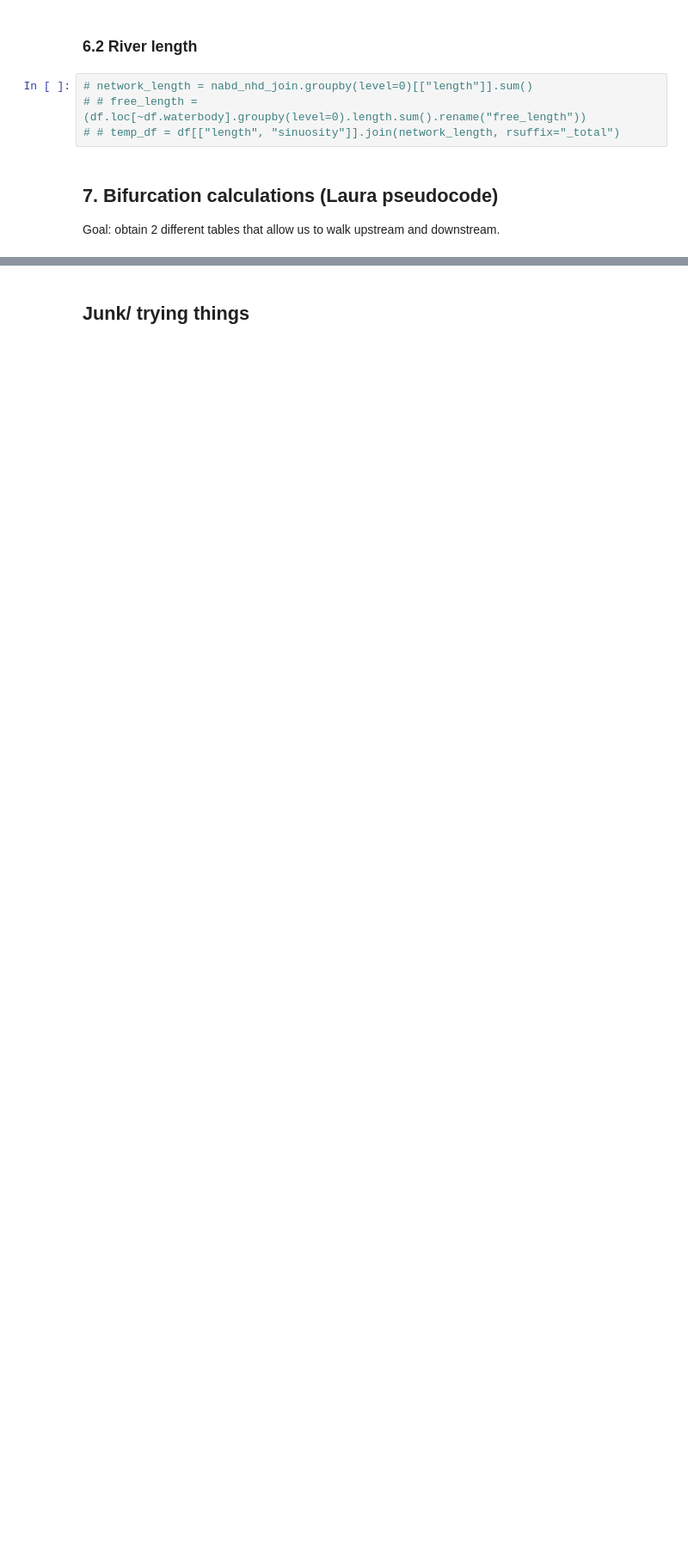
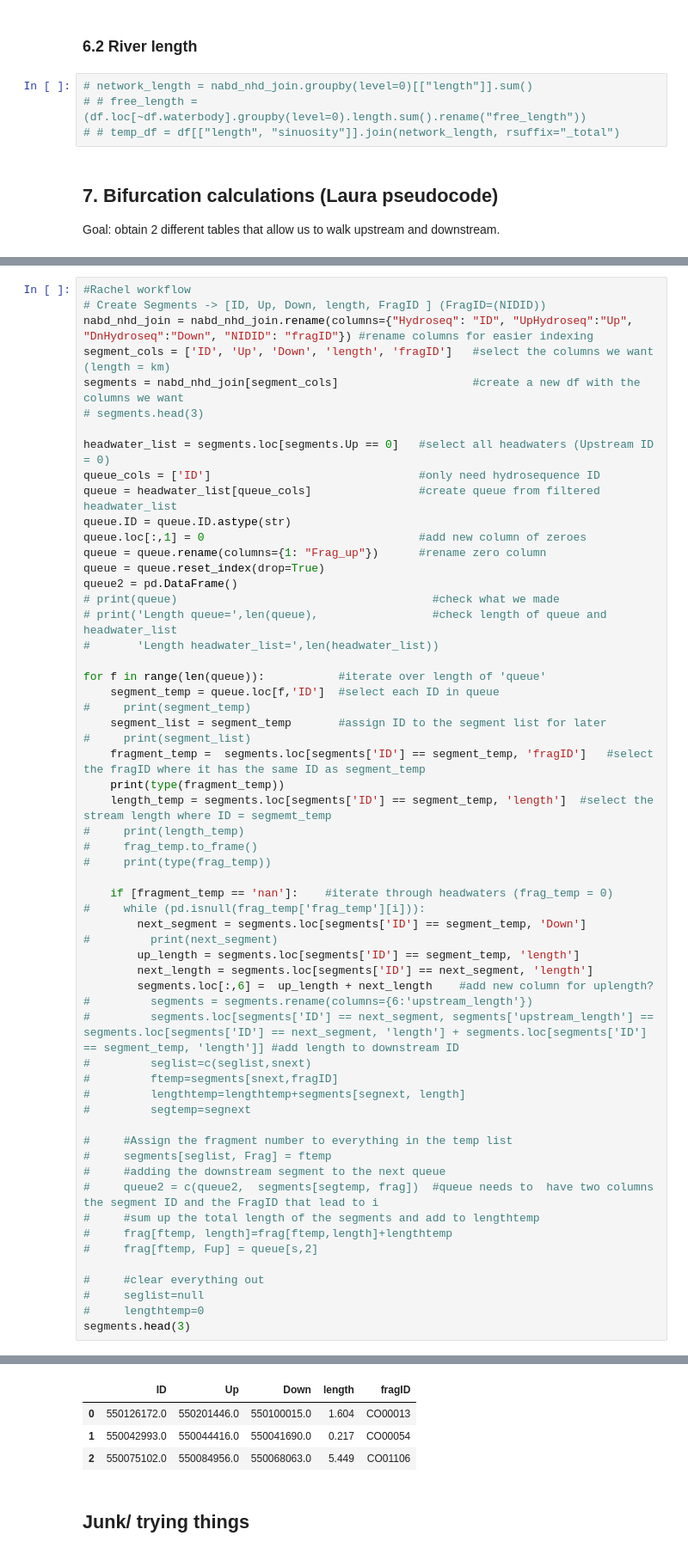
Before and after one commit to rspinti/River_bifurcation, a Jupyter notebook: Workflow_cleaned.ipynb, the cells around one changed output, grey strips where cells are left out. Shown at 86% size. Cells and saved outputs as stored; diff of their text form; blank space fills up the shorter version.

```diff
--- a/Workflow_cleaned.ipynb
+++ b/Workflow_cleaned.ipynb
@@ -283,0 +216,59 @@ queue =
+# %%
+#Rachel workflow
+# Create Segments -> [ID, Up, Down, length, FragID ] (FragID=(NIDID))
+nabd_nhd_join = nabd_nhd_join.rename(columns={"Hydroseq": "ID", "UpHydroseq":"Up", "DnHydroseq":"Down", "NIDID": "fragID"}) #rename columns for easier indexing
+segment_cols = ['ID', 'Up', 'Down', 'length', 'fragID']   #select the columns we want (length = km)
+segments = nabd_nhd_join[segment_cols]                    #create a new df with the columns we want
+# segments.head(3)
+
+headwater_list = segments.loc[segments.Up == 0]   #select all headwaters (Upstream ID = 0)
+queue_cols = ['ID']                               #only need hydrosequence ID
+queue = headwater_list[queue_cols]                #create queue from filtered headwater_list
+queue.ID = queue.ID.astype(str)
+queue.loc[:,1] = 0                                #add new column of zeroes
+queue = queue.rename(columns={1: "Frag_up"})      #rename zero column
+queue = queue.reset_index(drop=True)
+queue2 = pd.DataFrame()
+# print(queue)                                      #check what we made
+# print('Length queue=',len(queue),                 #check length of queue and headwater_list
+#       'Length headwater_list=',len(headwater_list))
+
+for f in range(len(queue)):           #iterate over length of 'queue'
+    segment_temp = queue.loc[f,'ID']  #select each ID in queue
+#     print(segment_temp)
+    segment_list = segment_temp       #assign ID to the segment list for later
+#     print(segment_list)
+    fragment_temp =  segments.loc[segments['ID'] == segment_temp, 'fragID']   #select the fragID where it has the same ID as segment_temp
+    print(type(fragment_temp))
+    length_temp = segments.loc[segments['ID'] == segment_temp, 'length']  #select the stream length where ID = segmemt_temp
+#     print(length_temp)
+#     frag_temp.to_frame()
+#     print(type(frag_temp))
+
+    if [fragment_temp == 'nan']:    #iterate through headwaters (frag_temp = 0)
+#     while (pd.isnull(frag_temp['frag_temp'][i])):
+        next_segment = segments.loc[segments['ID'] == segment_temp, 'Down']
+#         print(next_segment)
+        up_length = segments.loc[segments['ID'] == segment_temp, 'length']
+        next_length = segments.loc[segments['ID'] == next_segment, 'length']
+        segments.loc[:,6] =  up_length + next_length    #add new column for uplength?
+#         segments = segments.rename(columns={6:'upstream_length'})
+#         segments.loc[segments['ID'] == next_segment, segments['upstream_length'] == segments.loc[segments['ID'] == next_segment, 'length'] + segments.loc[segments['ID'] == segment_temp, 'length']] #add length to downstream ID
+#         seglist=c(seglist,snext)
+#         ftemp=segments[snext,fragID]
+#         lengthtemp=lengthtemp+segments[segnext, length]
+#         segtemp=segnext
+
+#     #Assign the fragment number to everything in the temp list
+#     segments[seglist, Frag] = ftemp
+#     #adding the downstream segment to the next queue
+#     queue2 = c(queue2,  segments[segtemp, frag])  #queue needs to  have two columns the segment ID and the FragID that lead to i
+#     #sum up the total length of the segments and add to lengthtemp
+#     frag[ftemp, length]=frag[ftemp,length]+lengthtemp
+#     frag[ftemp, Fup] = queue[s,2]
+
+#     #clear everything out
+#     seglist=null
+#     lengthtemp=0
+segments.head(3)
+# %% [output]
@@ -284,3 +287,7 @@ queue =
+|  | ID | Up | Down | length | fragID |
+| 0 | 550126172.0 | 550201446.0 | 550100015.0 | 1.604 | CO00013 |
+| 1 | 550042993.0 | 550044416.0 | 550041690.0 | 0.217 | CO00054 |
+| 2 | 550075102.0 | 550084956.0 | 550068063.0 | 5.449 | CO01106 |
 # %% [markdown]
 ## Junk/ trying things
 # %%
```
Also changed, not shown: parts of 7 cells of this notebook.
